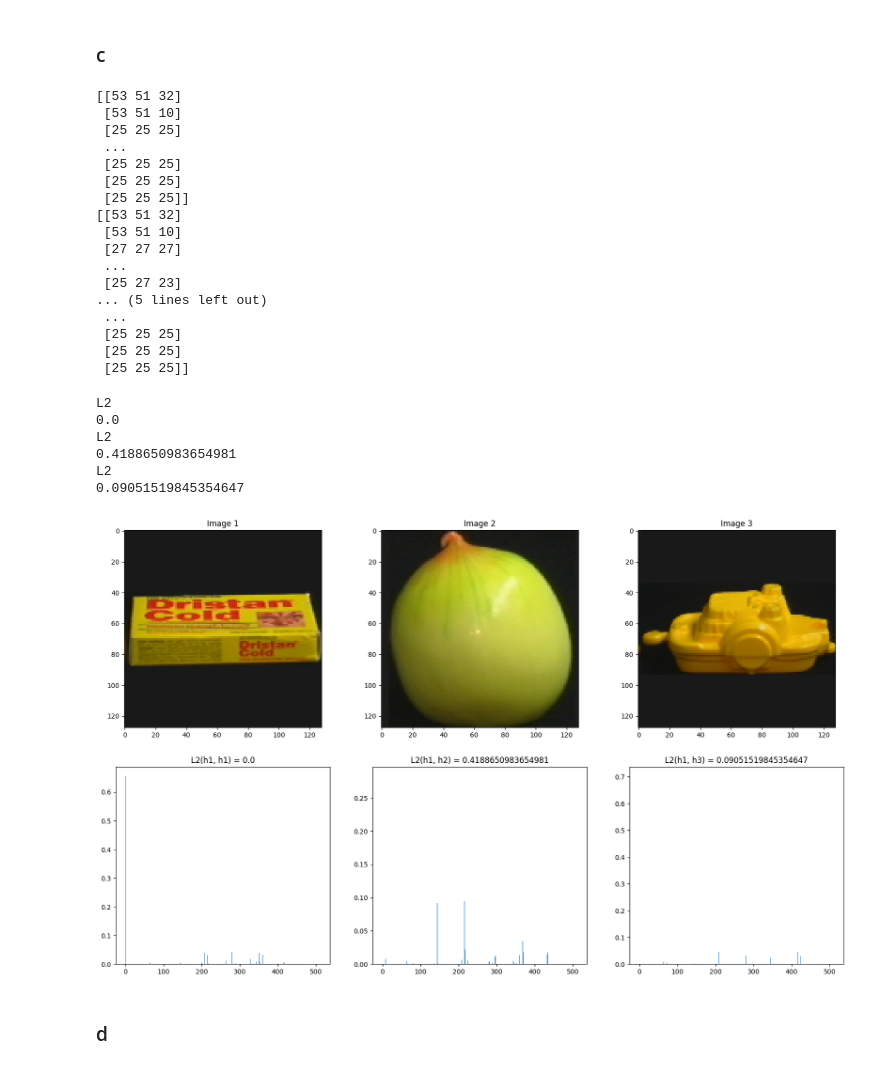
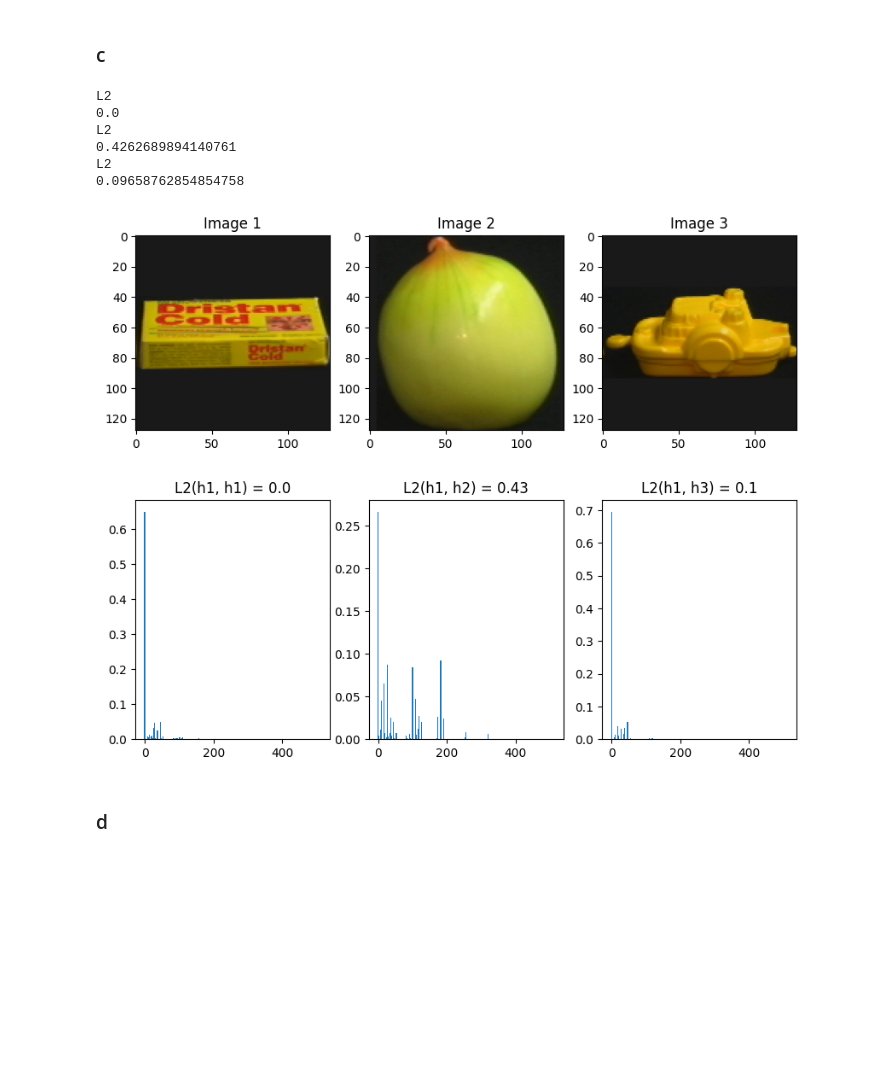
Before and after one commit to theBOSS121/uzassignment2, a Jupyter notebook: assignment2.ipynb, the cells around one changed output. Cells and saved outputs as stored; diff of their text form; code cells hidden in the pictures; blank space fills up the shorter version.

```diff
--- a/assignment2.ipynb
+++ b/assignment2.ipynb
@@ -11,16 +11,14 @@ from matplotlib import pyplot as plt
 def myhist3(arr, n):
     min = np.min(arr)
     max = np.max(arr)
-    # print(max)
-    # print(min)
     diff = max - min
     shape = arr.shape
-    arr = arr.reshape((shape[0] * shape[1], 3))
-    print(arr)
-    arr = ((arr.astype(np.float64) - min) / diff) * (n-1)
+    arr = arr.reshape((shape[0] * shape[1], 3)) # reshaping into one dimensional image with 3 channels (2D (w*h)*3)
+    arr = ((arr.astype(np.float64) - min) / diff) * (n)
     arr = arr.astype(np.uint8)
+    arr[arr == n] = n-1 # max value is n (n goes into n-1 bin)
     counts = np.zeros((n, n, n))
     for pixel in arr:
-        counts[pixel[0], pixel[1], pixel[2]] += 1
+        counts[pixel[2], pixel[1], pixel[0]] += 1
 
-    return counts / len(arr)
+    return counts / len(arr) # normalizing
@@ -99,31 +52,13 @@ obj2_1 = cv2.cvtColor(obj2_1, cv2.COLOR_BGR2RGB)
 obj3_1 = cv2.imread('dataset/object_03_1.png') # 0-255
 obj3_1 = cv2.cvtColor(obj3_1, cv2.COLOR_BGR2RGB)
 
-n_bins = 4
+n_bins = 8
 hist1 = myhist3(obj1_1, n_bins)
 hist2 = myhist3(obj2_1, n_bins)
 hist3 = myhist3(obj3_1, n_bins)
 hist1 = hist1.reshape(-1)
 hist2 = hist2.reshape(-1)
 hist3 = hist3.reshape(-1)
-# %% [output]
-[[53 51 32]
- [53 51 10]
- [25 25 25]
- ...
- [25 25 25]
- [25 25 25]
- [25 25 25]]
-[[53 51 32]
- [53 51 10]
- [27 27 27]
- ...
- [25 27 23]
-... (5 lines left out)
- ...
- [25 25 25]
- [25 25 25]
- [25 25 25]]
 # %%
 value1 = compare_histograms(hist1, hist1, "L2")
 print(value1)
@@ -143,31 +78,31 @@ print(value3)
 L2
 0.0
 L2
-0.4188650983654981
+0.4262689894140761
 L2
-0.09051519845354647
+0.09658762854854758
 # %%
-f = plt.figure(figsize=(20, 12))
+f = plt.figure(figsize=(10, 8))
 f.add_subplot(2, 3, 1)
 plt.imshow(obj1_1)
 plt.title("Image 1")
 f.add_subplot(2, 3, 2)
 plt.imshow(obj2_1)
 plt.title("Image 2")
 f.add_subplot(2, 3, 3)
 plt.imshow(obj3_1)
 plt.title("Image 3")
 f.add_subplot(2, 3, 4)
-plt.bar(np.arange(n_bins**3), hist1)
-plt.title(f"L2(h1, h1) = {value1}")
+plt.bar(np.arange(n_bins**3), hist1, width=3)
+plt.title(f"L2(h1, h1) = {np.round(value1, 2)}")
 f.add_subplot(2, 3, 5)
-plt.bar(np.arange(n_bins**3), hist2)
-plt.title(f"L2(h1, h2) = {value2}")
+plt.bar(np.arange(n_bins**3), hist2, width=3)
+plt.title(f"L2(h1, h2) = {np.round(value2, 2)}")
 f.add_subplot(2, 3, 6)
-plt.bar(np.arange(n_bins**3), hist3)
-plt.title(f"L2(h1, h3) = {value3}")
+plt.bar(np.arange(n_bins**3), hist3, width=3)
+plt.title(f"L2(h1, h3) = {np.round(value3, 2)}")
 plt.show()
 # %% [output]
-[figure, old version]
+[figure, new version]
 # %% [markdown]
 ### d
```
Also changed, not shown: parts of 5 cells of this notebook, 3 other files.
